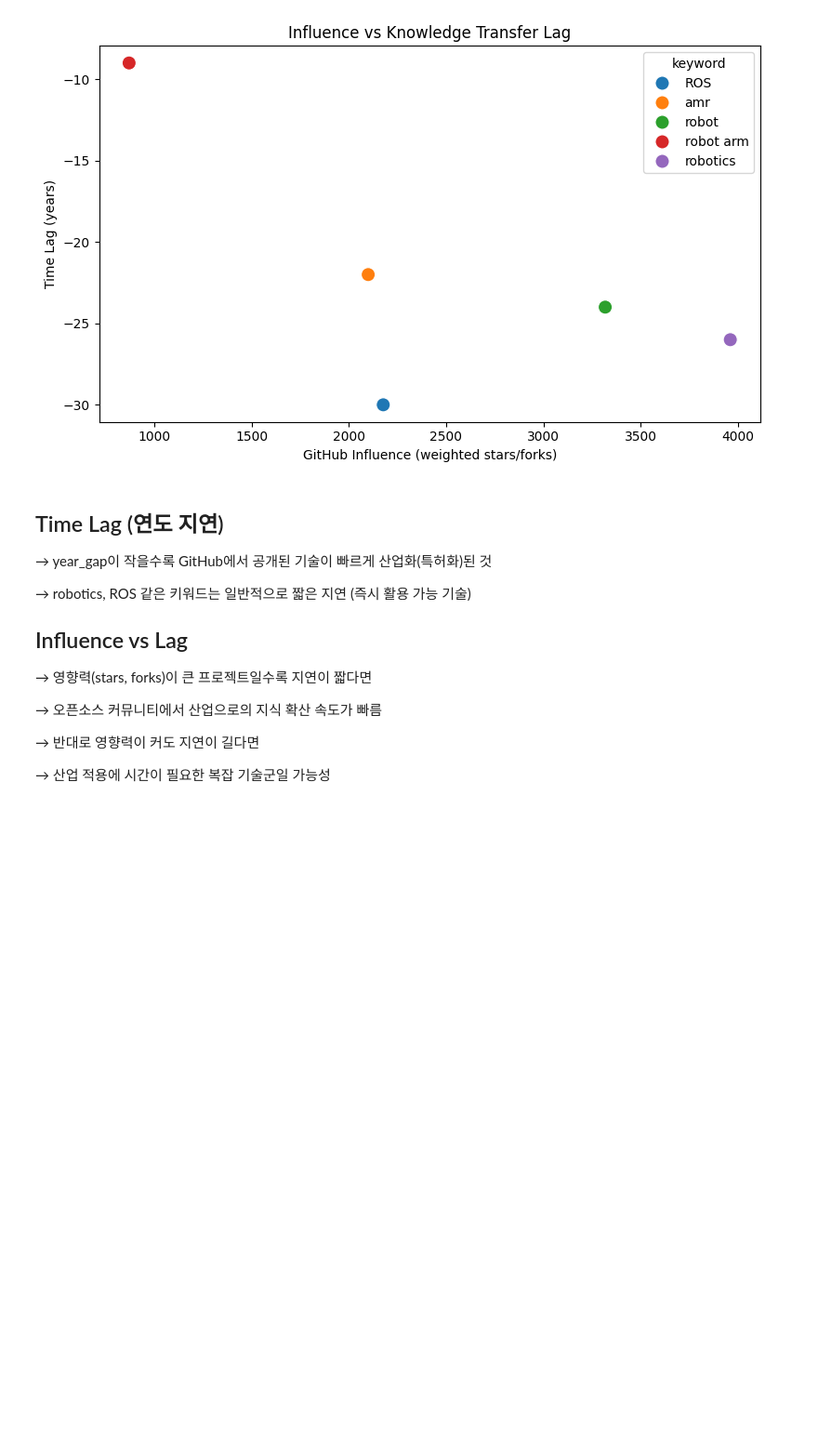
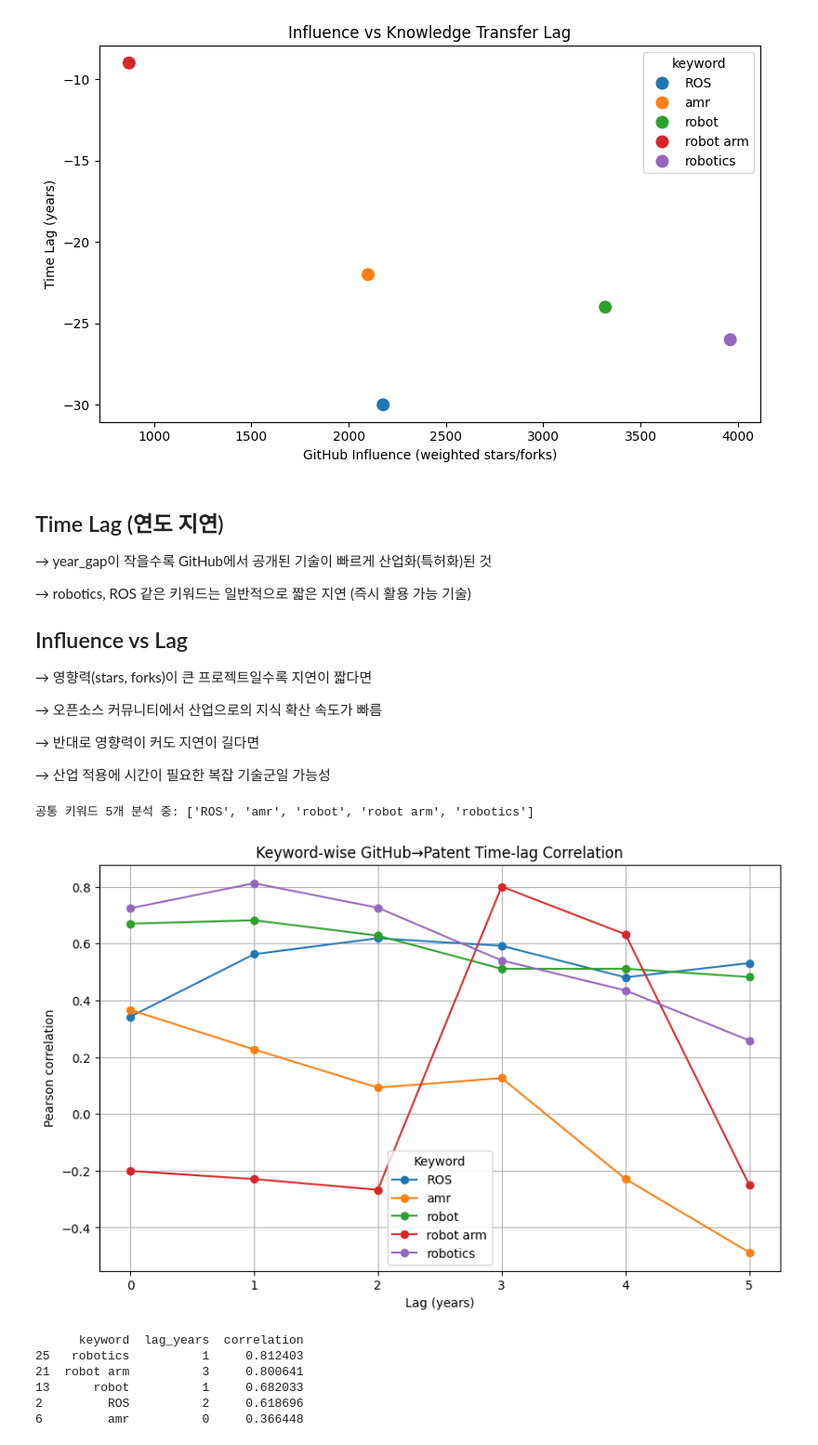
Before and after one commit to addinedu-ros-11th/eda-repo-3, a Jupyter notebook: comparative_analysis_git+kipris.ipynb, the cells around one changed output. Shown: that part at 93% size. Drawn from its saved outputs; the diff is of its cells as text; code cells hidden in the pictures; blank space fills up the shorter version.

```diff
--- a/comparative_analysis_git+kipris.ipynb
+++ b/comparative_analysis_git+kipris.ipynb
@@ -564,3 +607,68 @@ plt.show()
 → 반대로 영향력이 커도 지연이 길다면
 
 → 산업 적용에 시간이 필요한 복잡 기술군일 가능성
+# %%
+github_df = pd.read_sql("""
+    SELECT g.full_name, g.created_at, r.keyword
+    FROM github_repo g
+    JOIN github_readmes r ON g.full_name = r.full_name
+""", con=engine)
+
+patent_df = pd.read_sql("""
+    SELECT applicationDate, keyword
+    FROM kipris_patent
+""", con=engine)
+
+# 2️⃣ 연도 추출
+github_df["year"] = pd.to_datetime(github_df["created_at"]).dt.year
+patent_df["year"] = pd.to_datetime(patent_df["applicationDate"]).dt.year
+
+# 3️⃣ 공통 키워드 선택
+keywords = sorted(set(github_df["keyword"]).intersection(set(patent_df["keyword"])))
+print(f"공통 키워드 {len(keywords)}개 분석 중: {keywords}")
+
+results = []
+
+# 4️⃣ 키워드별로 시차 상관관계 계산
+for kw in tqdm(keywords, desc="Keyword-lag correlation"):
+    g_kw = github_df[github_df["keyword"] == kw].groupby("year").size().rename("github_count")
+    p_kw = patent_df[patent_df["keyword"] == kw].groupby("year").size().rename("patent_count")
+
+    merged = pd.concat([g_kw, p_kw], axis=1).fillna(0)
+
+    # 너무 짧은 시계열은 제외
+    if len(merged) < 5:
+        continue
+
+    for lag in range(0, 6):
+        shifted = merged["github_count"].shift(lag)
+        corr, _ = pearsonr(shifted.dropna(), merged["patent_count"].iloc[lag:])
+        results.append({"keyword": kw, "lag_years": lag, "correlation": corr})
+
+lag_df = pd.DataFrame(results)
+
+# 5️⃣ 시각화: 키워드별 상관계수 추이
+plt.figure(figsize=(10, 6))
+for kw in lag_df["keyword"].unique():
+    subset = lag_df[lag_df["keyword"] == kw]
+    plt.plot(subset["lag_years"], subset["correlation"], marker="o", label=kw)
+
+plt.title("Keyword-wise GitHub→Patent Time-lag Correlation")
+plt.xlabel("Lag (years)")
+plt.ylabel("Pearson correlation")
+plt.legend(title="Keyword")
+plt.grid(True)
+plt.show()
+
+# 6️⃣ 상위 상관관계 결과 출력
+top_lag = lag_df.sort_values("correlation", ascending=False).groupby("keyword").head(1)
+print(top_lag)
+# %% [output]
+공통 키워드 5개 분석 중: ['ROS', 'amr', 'robot', 'robot arm', 'robotics']
+[figure, added]
+      keyword  lag_years  correlation
+25   robotics          1     0.812403
+21  robot arm          3     0.800641
+13      robot          1     0.682033
+2         ROS          2     0.618696
+6         amr          0     0.366448
```
Also changed, not shown: parts of 7 cells of this notebook.
